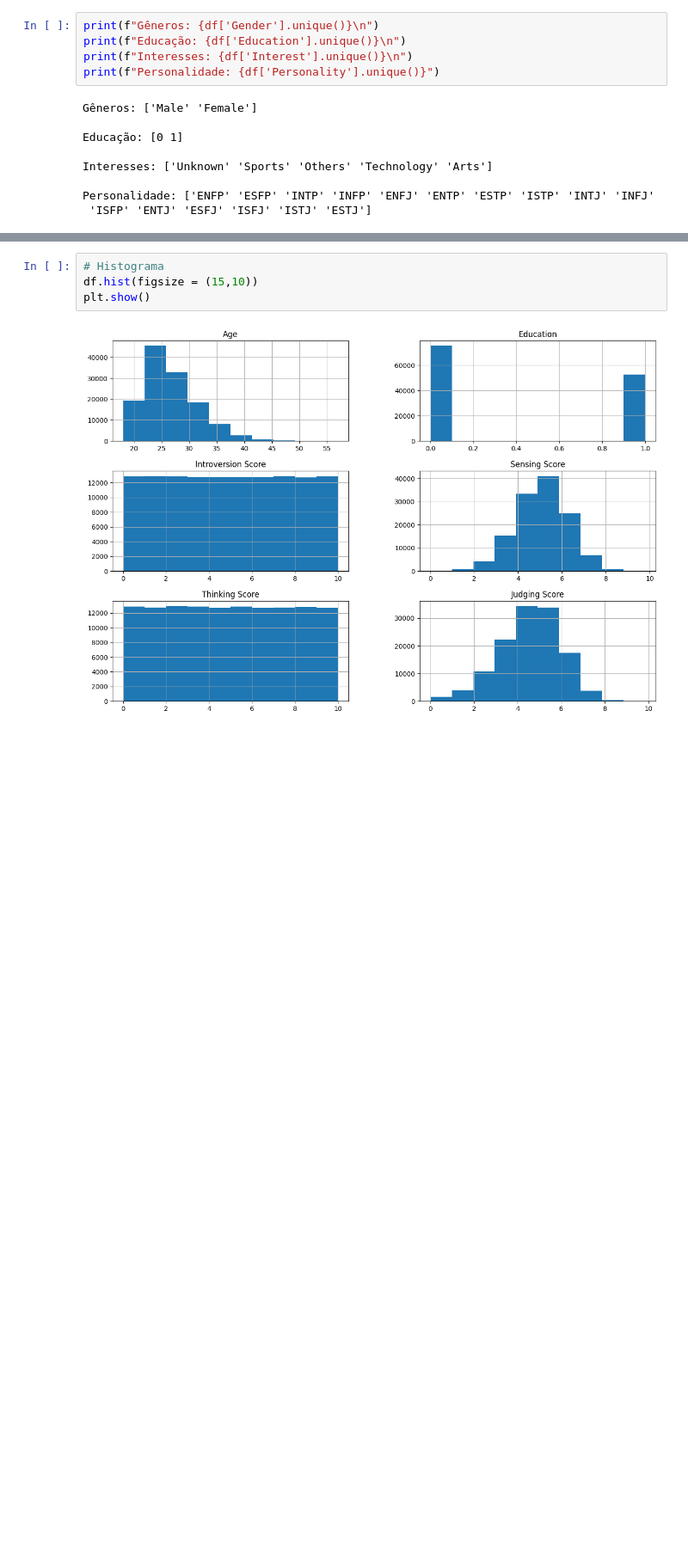
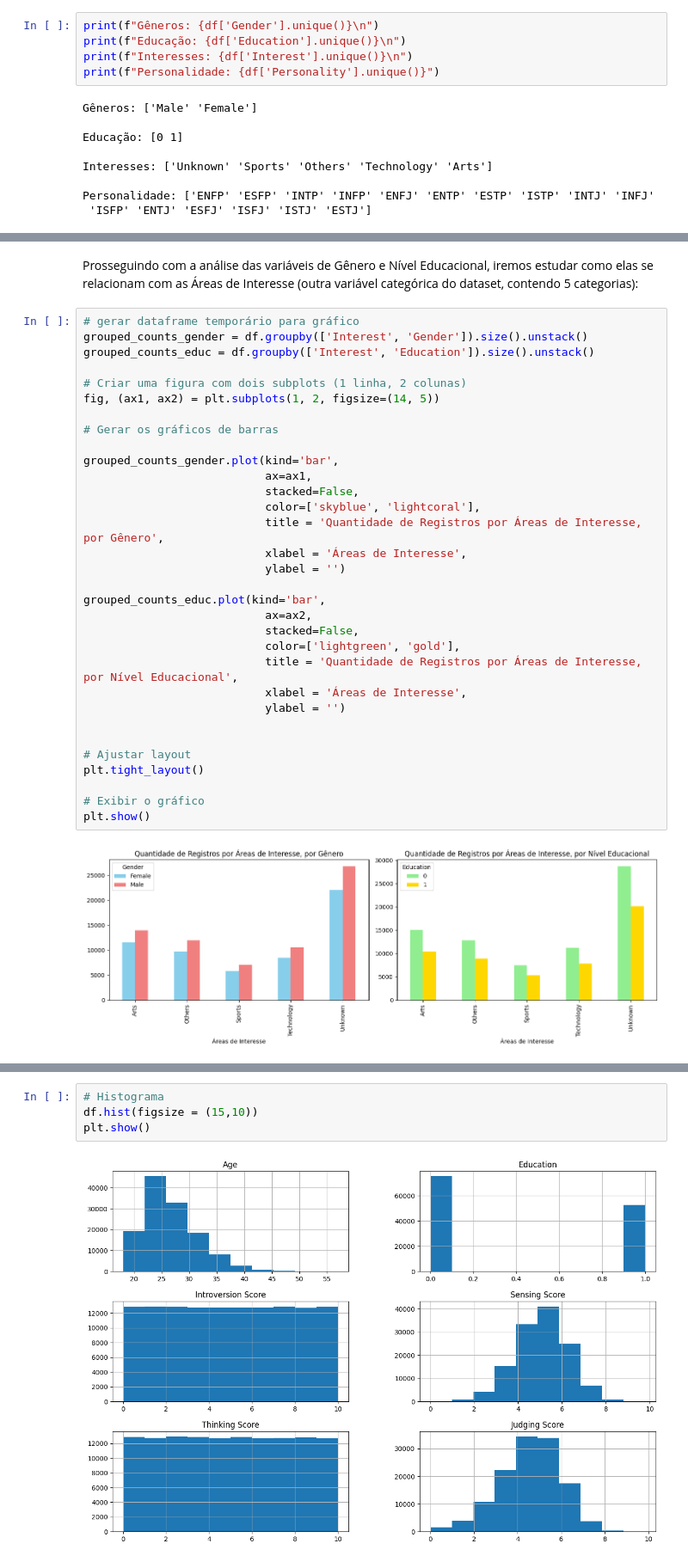
Before and after one commit to cristianofanchin/puc-rio, a Jupyter notebook: MVP_Sprint_ADBP.ipynb, the cells around one changed output, grey strips where cells are left out. Shown: that part at 86% size. Cells and saved outputs as stored; diff of their text form; blank space fills up the shorter version.

```diff
--- a/MVP_Sprint_ADBP.ipynb
+++ b/MVP_Sprint_ADBP.ipynb
@@ -251,0 +295,36 @@ Percebemosque as variáveis categóricas também possuem dados dentro do domíni
+# %% [markdown]
+Prosseguindo com a análise das variáveis de Gênero e Nível Educacional, iremos estudar como elas se relacionam com as Áreas de Interesse (outra variável categórica do dataset, contendo 5 categorias):
+# %%
+# gerar dataframe temporário para gráfico
+grouped_counts_gender = df.groupby(['Interest', 'Gender']).size().unstack()
+grouped_counts_educ = df.groupby(['Interest', 'Education']).size().unstack()
+
+# Criar uma figura com dois subplots (1 linha, 2 colunas)
+fig, (ax1, ax2) = plt.subplots(1, 2, figsize=(14, 5))
+
+# Gerar os gráficos de barras
+
+grouped_counts_gender.plot(kind='bar',
+                           ax=ax1,
+                           stacked=False,
+                           color=['skyblue', 'lightcoral'],
+                           title = 'Quantidade de Registros por Áreas de Interesse, por Gênero',
+                           xlabel = 'Áreas de Interesse',
+                           ylabel = '')
+
+grouped_counts_educ.plot(kind='bar',
+                           ax=ax2,
+                           stacked=False,
+                           color=['lightgreen', 'gold'],
+                           title = 'Quantidade de Registros por Áreas de Interesse, por Nível Educacional',
+                           xlabel = 'Áreas de Interesse',
+                           ylabel = '')
+
+
+# Ajustar layout
+plt.tight_layout()
+
+# Exibir o gráfico
+plt.show()
+# %% [output]
+[figure, added]
```
Also changed, not shown: parts of 61 cells of this notebook.
